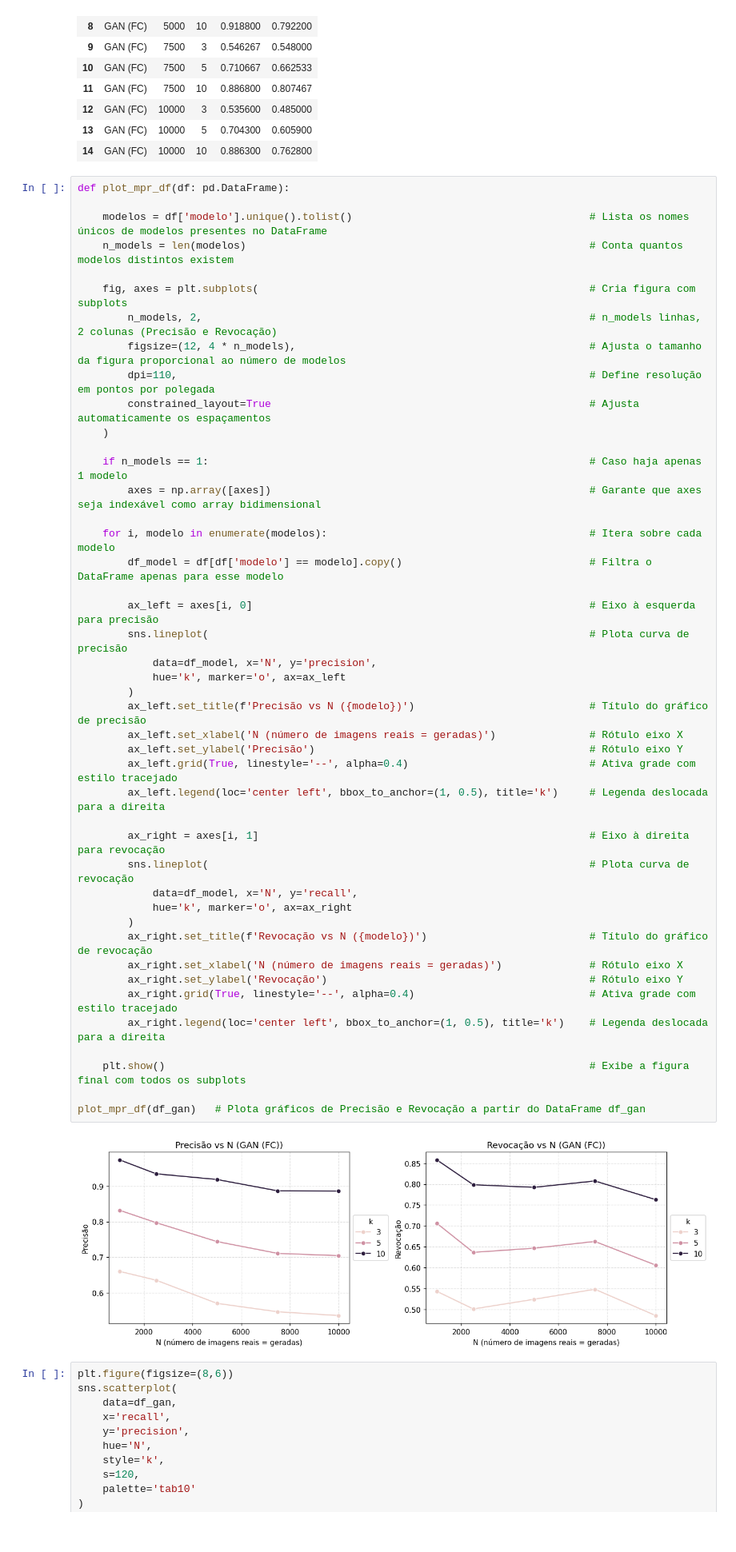
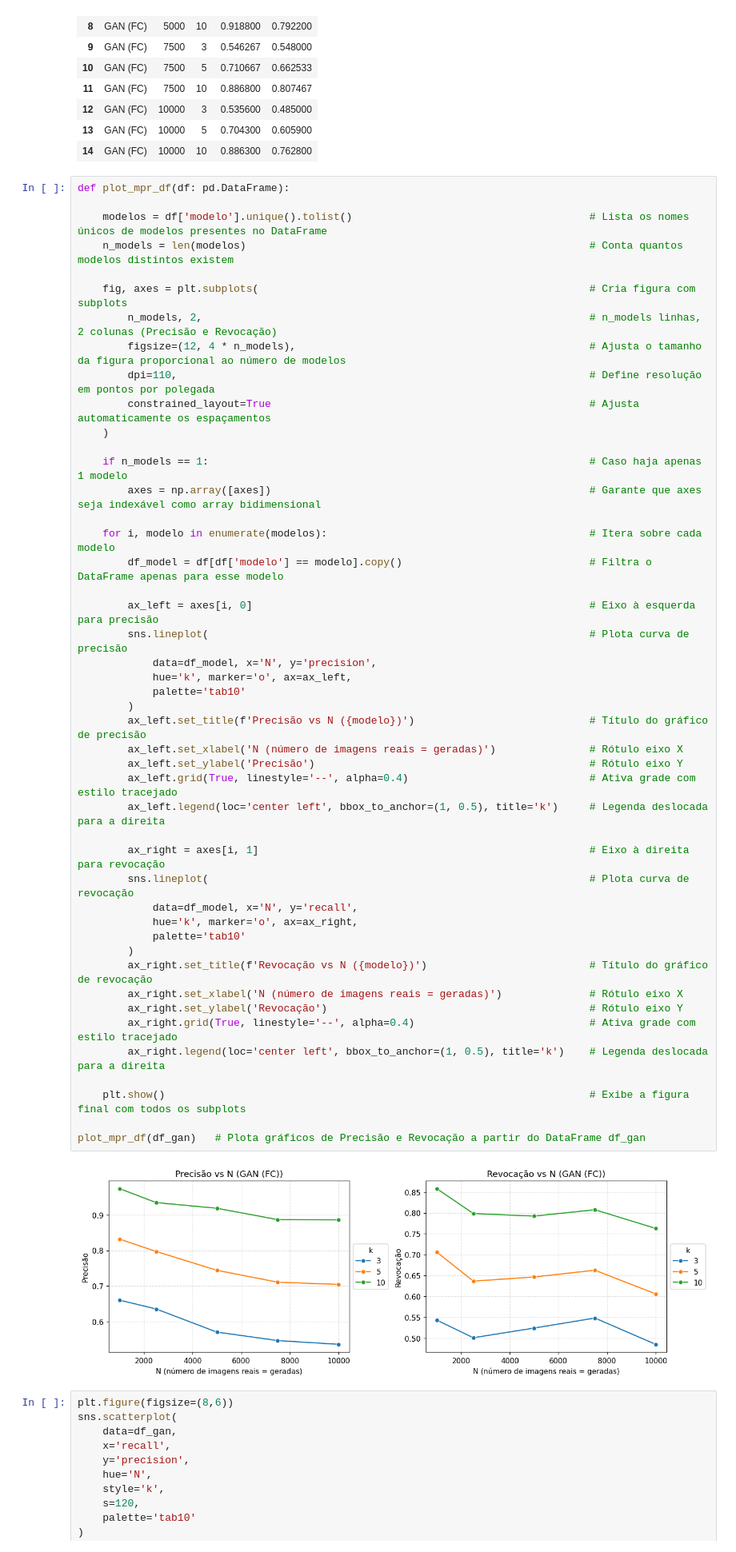
Before and after one commit to davialmeida135/GenAI, a Jupyter notebook: 06 - Precisao e Revocacao/eval.ipynb, the cells around one changed output. Shown: that part at 80% size. Drawn from its saved outputs; the diff is of its cells as text.

```diff
--- a/06 - Precisao e Revocacao/eval.ipynb
+++ b/06 - Precisao e Revocacao/eval.ipynb
@@ -500,36 +500,38 @@ def plot_mpr_df(df: pd.DataFrame):
     if n_models == 1:                                                             # Caso haja apenas 1 modelo
         axes = np.array([axes])                                                   # Garante que axes seja indexável como array bidimensional
 
     for i, modelo in enumerate(modelos):                                          # Itera sobre cada modelo
         df_model = df[df['modelo'] == modelo].copy()                              # Filtra o DataFrame apenas para esse modelo
 
         ax_left = axes[i, 0]                                                      # Eixo à esquerda para precisão
         sns.lineplot(                                                             # Plota curva de precisão
             data=df_model, x='N', y='precision',
-            hue='k', marker='o', ax=ax_left
+            hue='k', marker='o', ax=ax_left,
+            palette='tab10'
         )
         ax_left.set_title(f'Precisão vs N ({modelo})')                            # Título do gráfico de precisão
         ax_left.set_xlabel('N (número de imagens reais = geradas)')               # Rótulo eixo X
         ax_left.set_ylabel('Precisão')                                            # Rótulo eixo Y
         ax_left.grid(True, linestyle='--', alpha=0.4)                             # Ativa grade com estilo tracejado
         ax_left.legend(loc='center left', bbox_to_anchor=(1, 0.5), title='k')     # Legenda deslocada para a direita
 
         ax_right = axes[i, 1]                                                     # Eixo à direita para revocação
         sns.lineplot(                                                             # Plota curva de revocação
             data=df_model, x='N', y='recall',
-            hue='k', marker='o', ax=ax_right
+            hue='k', marker='o', ax=ax_right,
+            palette='tab10'
         )
         ax_right.set_title(f'Revocação vs N ({modelo})')                          # Título do gráfico de revocação
         ax_right.set_xlabel('N (número de imagens reais = geradas)')              # Rótulo eixo X
         ax_right.set_ylabel('Revocação')                                          # Rótulo eixo Y
         ax_right.grid(True, linestyle='--', alpha=0.4)                            # Ativa grade com estilo tracejado
         ax_right.legend(loc='center left', bbox_to_anchor=(1, 0.5), title='k')    # Legenda deslocada para a direita
 
     plt.show()                                                                    # Exibe a figura final com todos os subplots
 
 plot_mpr_df(df_gan)   # Plota gráficos de Precisão e Revocação a partir do DataFrame df_gan
 # %% [output]
-[figure, old version]
+[figure, new version]
 # %%
 plt.figure(figsize=(8,6))
 sns.scatterplot(
```
Also changed, not shown: 1 other file.
